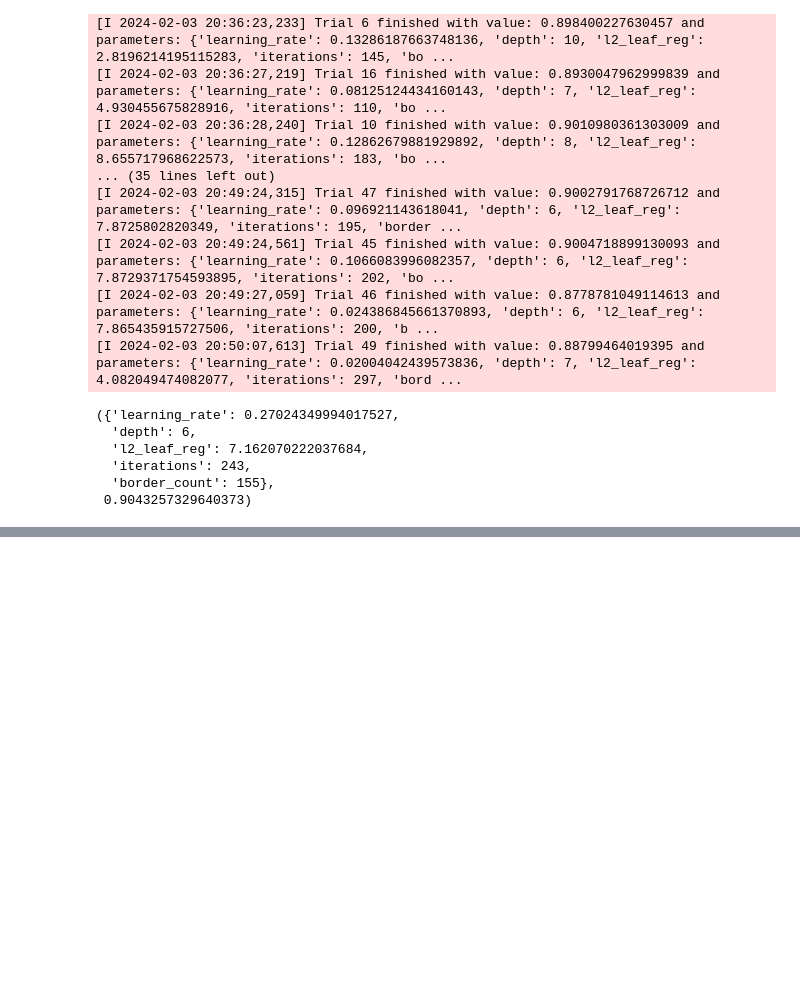
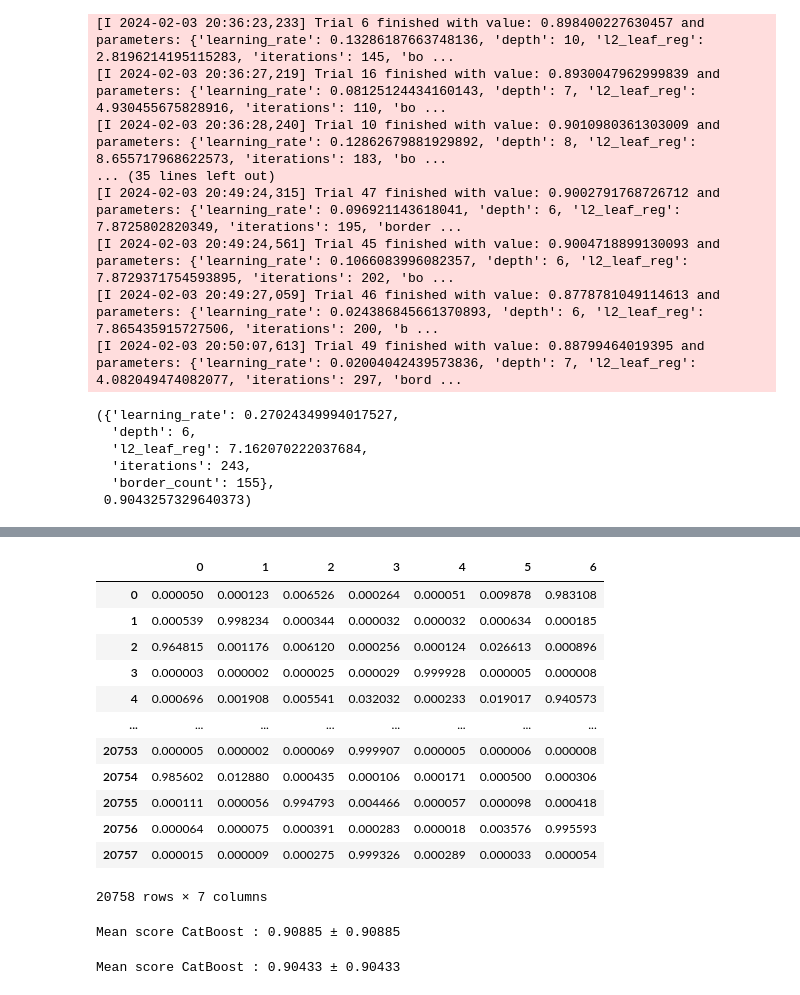
Before and after one commit to marcgloaguen/playgroundseries_s4e2, a Jupyter notebook: notebook.ipynb, the cells around one changed output, grey strips where cells are left out. Cells and saved outputs as stored; diff of their text form; code cells hidden in the pictures; blank space fills up the shorter version.

```diff
--- a/notebook.ipynb
+++ b/notebook.ipynb
@@ -369,15 +369,33 @@ Mean score XGBoost : 0.90823 ± 0.00462
+# %%
+predict = cross_val_predict(xgb, X, y, cv=SKF, n_jobs=-1, method='predict_proba')
+# %%
+pd.DataFrame(predict)
+# %% [output]
+|  | 0 | 1 | 2 | 3 | 4 | 5 | 6 |
+| 0 | 0.000050 | 0.000123 | 0.006526 | 0.000264 | 0.000051 | 0.009878 | 0.983108 |
+| 1 | 0.000539 | 0.998234 | 0.000344 | 0.000032 | 0.000032 | 0.000634 | 0.000185 |
+| 2 | 0.964815 | 0.001176 | 0.006120 | 0.000256 | 0.000124 | 0.026613 | 0.000896 |
+| 3 | 0.000003 | 0.000002 | 0.000025 | 0.000029 | 0.999928 | 0.000005 | 0.000008 |
+| 4 | 0.000696 | 0.001908 | 0.005541 | 0.032032 | 0.000233 | 0.019017 | 0.940573 |
+| ... | ... | ... | ... | ... | ... | ... | ... |
+| 20753 | 0.000005 | 0.000002 | 0.000069 | 0.999907 | 0.000005 | 0.000006 | 0.000008 |
+| 20754 | 0.985602 | 0.012880 | 0.000435 | 0.000106 | 0.000171 | 0.000500 | 0.000306 |
+| 20755 | 0.000111 | 0.000056 | 0.994793 | 0.004466 | 0.000057 | 0.000098 | 0.000418 |
+| 20756 | 0.000064 | 0.000075 | 0.000391 | 0.000283 | 0.000018 | 0.003576 | 0.995593 |
+| 20757 | 0.000015 | 0.000009 | 0.000275 | 0.999326 | 0.000289 | 0.000033 | 0.000054 |
+20758 rows × 7 columns
 # %%
 params = {
     'boosting_type': 'gbdt',
-    'learning_rate': ,
-    'num_leaves': ,
-    'max_depth': ,
-    'min_child_samples': ,
-    'subsample': ,
-    'colsample_bytree': ,
-    'reg_alpha': ,
-    'reg_lambda': ,
-    'n_estimators': ,
+    'learning_rate': 0.05340658953221508,
+    'num_leaves': 87,
+    'max_depth': 10,
+    'min_child_samples': 16,
+    'subsample': 0.5716554335282593,
+    'colsample_bytree': 0.6044802806390872,
+    'reg_alpha': 0.45290329883942215,
+    'reg_lambda': 0.8774336985419824,
+    'n_estimators': 76,
     'random_state': SEED
 }
 lgbm = make_pipeline(
@@ -387,13 +405,15 @@ lgbm = make_pipeline(
 )
 cat_scores = cross_val_score(lgbm, X,y,scoring='accuracy',cv=SKF, n_jobs=-1)
 print(f'Mean score CatBoost : {np.mean(cat_scores):.5f} ± {np.mean(cat_scores):.5f}')
+# %% [output]
+Mean score CatBoost : 0.90885 ± 0.90885
 # %%
 params = {
-    'learning_rate': ,
-    'depth': ,
-    'l2_leaf_reg': ,
-    'iterations': ,
-    'border_count': ,
+    'learning_rate': 0.27024349994017527,
+    'depth': 6,
+    'l2_leaf_reg': 7.162070222037684,
+    'iterations': 243,
+    'border_count': 155,
     'thread_count': 4,
     'eval_metric': 'AUC',
     'loss_function': 'MultiClass',
@@ -401,9 +421,12 @@ params = {
     'verbose': False,
     'cat_features' : [0, 4, 5, 8, 9, 11, 14, 15]
 }
-cat = CatBoostClassifier(**params, cat_features=[0, 4, 5, 8, 9, 11, 14, 15], show_importance = False)
+cat = CatBoostClassifier(**params)
 cat_scores = cross_val_score(cat, X,y,scoring='accuracy',cv=SKF, n_jobs=-1)
+
 print(f'Mean score CatBoost : {np.mean(cat_scores):.5f} ± {np.mean(cat_scores):.5f}')
+# %% [output]
+Mean score CatBoost : 0.90433 ± 0.90433
 # %%
 weights = RidgeClassifier(random_state = seed).fit(oof_list, train.Exited).coef_[0]
 weights /= weights.sum()
```
Also changed, not shown: parts of 2 cells of this notebook.
